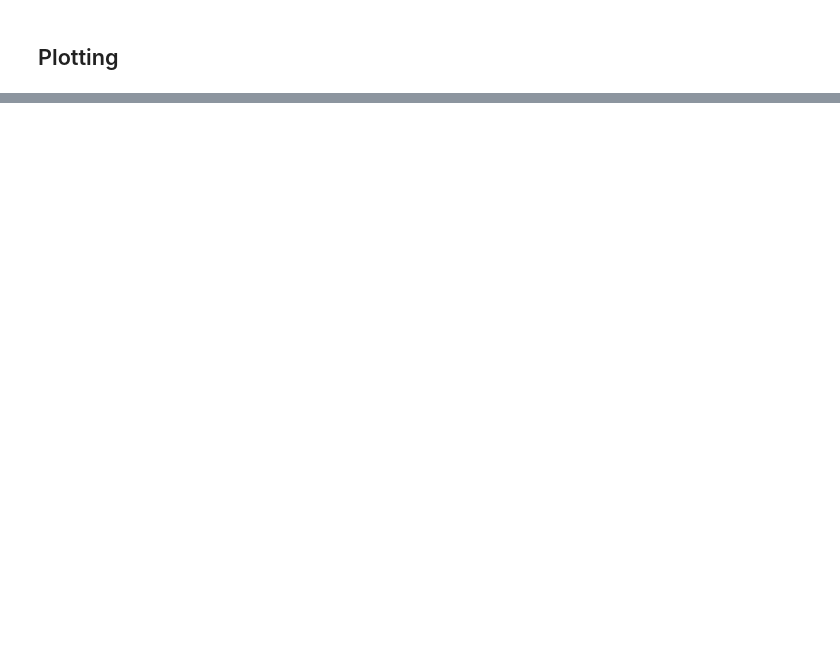
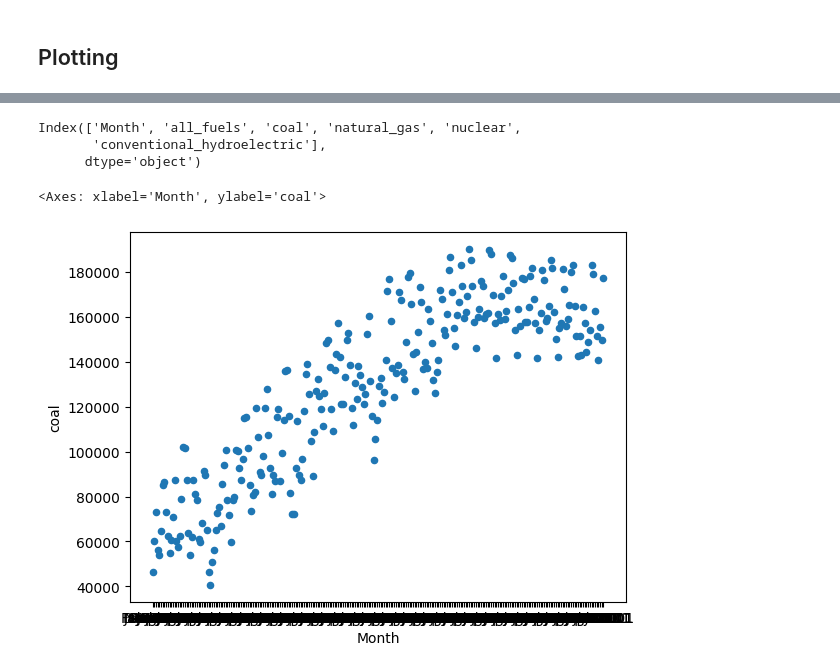
Before and after one commit to andypayne/python_notes, a Jupyter notebook: pandas_notes.ipynb, the cells around one changed output, grey strips where cells are left out. Drawn from its saved outputs; the diff is of its cells as text; code cells hidden in the pictures; blank space fills up the shorter version.

Commit message:
Loading CSV files, more plotting, resampling, etc.

```diff
--- a/pandas_notes.ipynb
+++ b/pandas_notes.ipynb
@@ -504,0 +550,6 @@ df.vol.plot.hist()
+# %%
+# Data source: U.S. Energy Information Administration
+# via data.gov
+# https://www.eia.gov/electricity/data/browser/#/topic/0?agg=2,0,1&fuel=vvg&geo=g&sec=g&linechart=ELEC.GEN.ALL-US-99.M~ELEC.GEN.COW-US-99.M~ELEC.GEN.NG-US-99.M~ELEC.GEN.NUC-US-99.M~ELEC.GEN.HYC-US-99.M&columnchart=ELEC.GEN.ALL-US-99.M~ELEC.GEN.COW-US-99.M~ELEC.GEN.NG-US-99.M~ELEC.GEN.NUC-US-99.M~ELEC.GEN.HYC-US-99.M&map=ELEC.GEN.ALL-US-99.M&freq=M&start=2001&end=2022&ctype=linechart&ltype=pin&rtype=s&pin=&rse=0&maptype=0
+energy_df = pd.read_csv("Net_generation_United_States_all_sectors_monthly.csv")
+energy_df
@@ -504,0 +570,20 @@ df.vol.plot.hist()
+# %%
+import re
+
+# Rename all columns to be shorter and a little easier to reference.
+def tidy_column(col):
+    col = re.sub(r"( \((\w|-)+\))? thousand megawatthours$", "", col)
+    col = re.sub(r" ", "_", col)
+    return col
+
+energy_df.rename(columns=lambda col: tidy_column(col), inplace=True)
+energy_df.columns
+# %% [output]
+Index(['Month', 'all_fuels', 'coal', 'natural_gas', 'nuclear',
+       'conventional_hydroelectric'],
+      dtype='object')
+# %%
+energy_df.plot.scatter(x="Month", y="coal")
+# %% [output]
+<Axes: xlabel='Month', ylabel='coal'>
+[figure, added]
```
Also changed, not shown: parts of 36 cells of this notebook, 2 other files.
